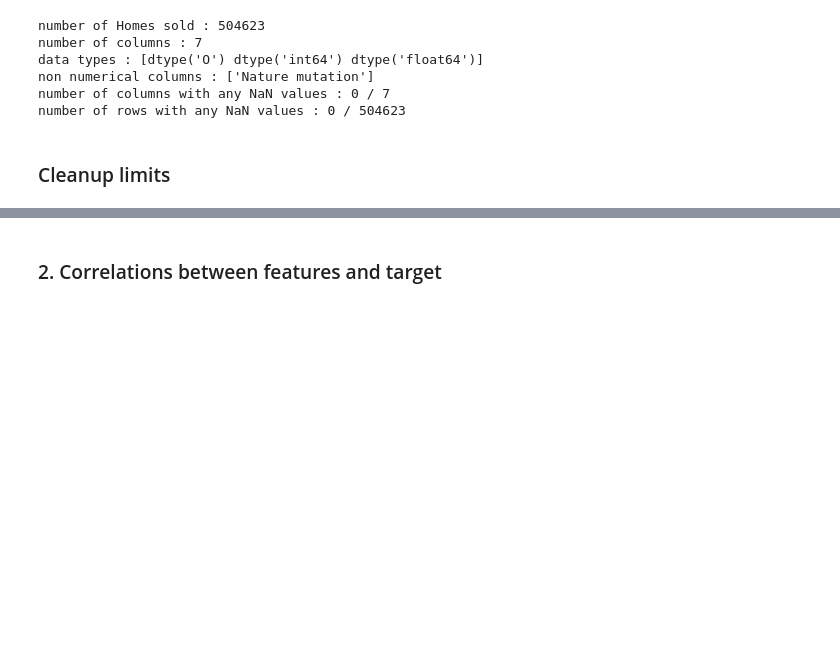
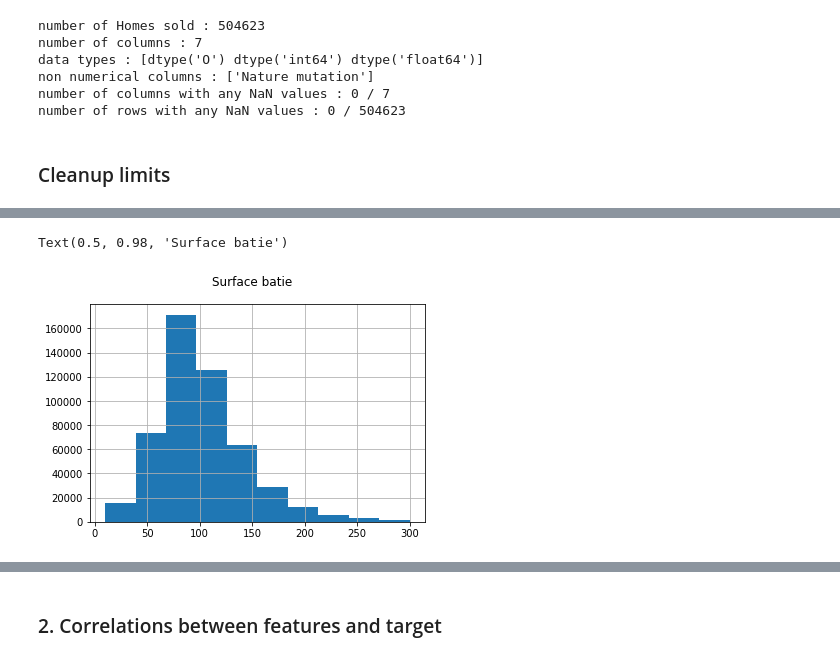
Before and after one commit to IssamBouzidi/Immothep, a Jupyter notebook: src/maison_train.ipynb, the cells around one changed output, grey strips where cells are left out. Cells and saved outputs as stored; diff of their text form; code cells hidden in the pictures; blank space fills up the shorter version.

```diff
--- a/src/maison_train.ipynb
+++ b/src/maison_train.ipynb
@@ -52,3 +57,8 @@ data['Surface reelle bati'].hist(range=(data['Surface reelle bati'].min(),data['
 # %%
 #drop surfaces between 20 and 300
-data.drop(data[(data["Surface reelle bati"]> 300 ) | ( data["Surface reelle bati"] < 20 )].index, inplace=True)
+data.drop(data[(data['Surface reelle bati']<10 ) | (data['Surface reelle bati']> 300 )].index, inplace=True)
+data['Surface reelle bati'].hist()
+plt.suptitle('Surface batie')
+# %% [output]
+Text(0.5, 0.98, 'Surface batie')
+[figure, added]
```
Also changed, not shown: parts of 25 cells of this notebook, 1 other file.
